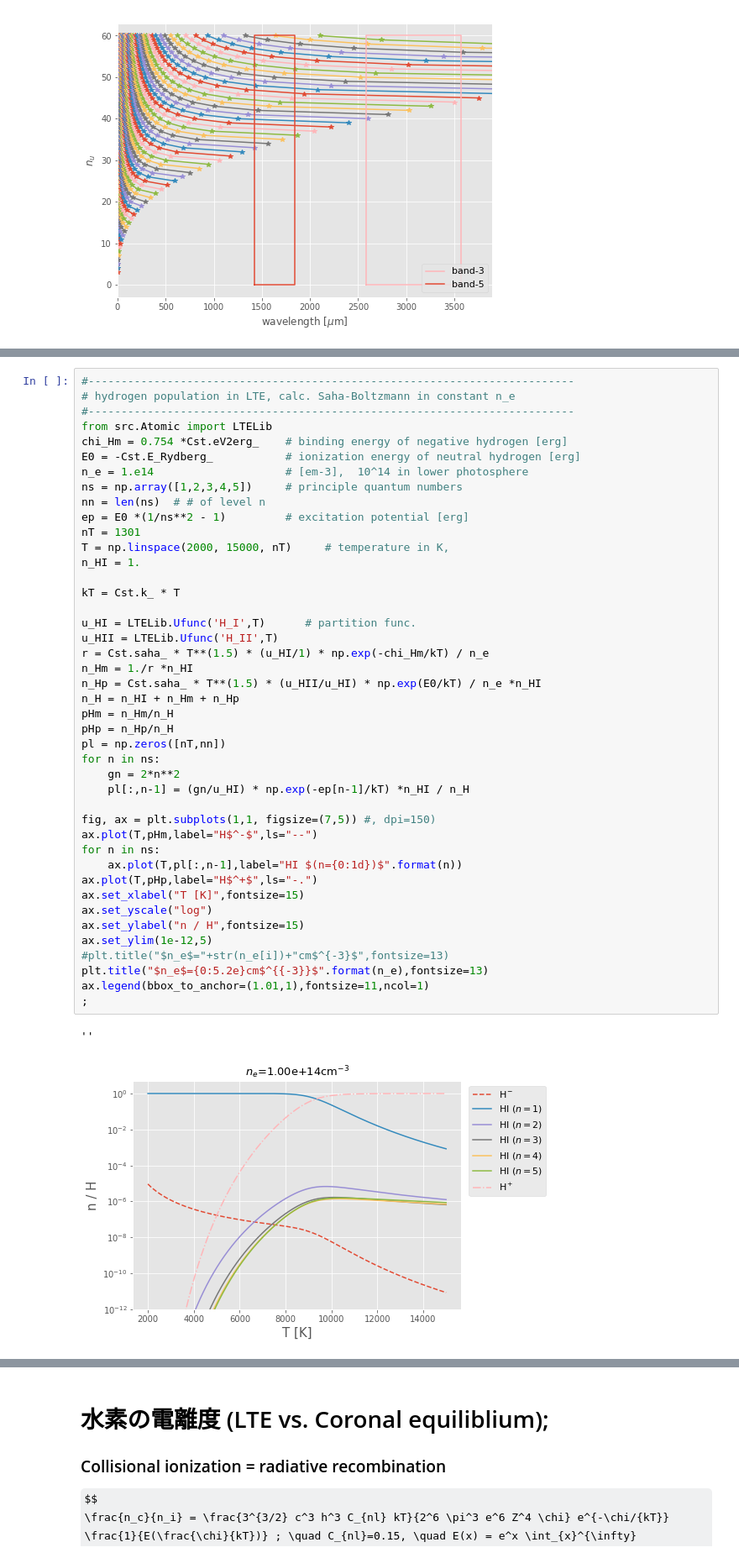
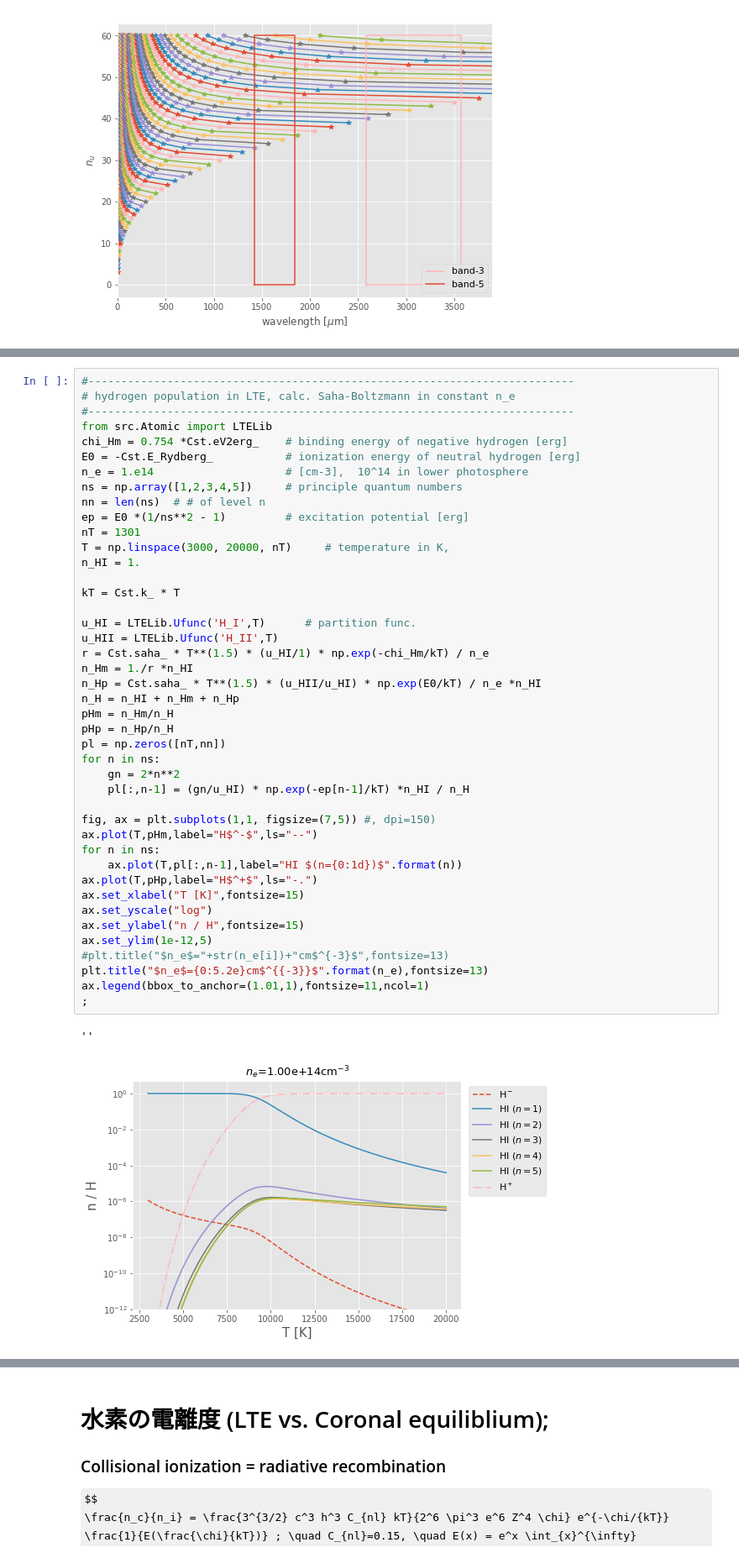
Before and after one commit to kouui/spectra-deprecated, a Jupyter notebook: notebooks/hydrogen.ipynb, the cells around one changed output, grey strips where cells are left out. Shown at 84% size. Saved outputs shown, nothing was run; the diff lists cells and outputs as text; some formulas as TeX source.

```diff
--- a/notebooks/hydrogen.ipynb
+++ b/notebooks/hydrogen.ipynb
@@ -138,45 +145,45 @@ $\qquad \qquad$    Wildt 1939 ApJ, ‘electron affinity’
 from src.Atomic import LTELib
 chi_Hm = 0.754 *Cst.eV2erg_    # binding energy of negative hydrogen [erg]
 E0 = -Cst.E_Rydberg_           # ionization energy of neutral hydrogen [erg]
-n_e = 1.e14                    # [em-3],  10^14 in lower photosphere
+n_e = 1.e14                    # [cm-3],  10^14 in lower photosphere
 ns = np.array([1,2,3,4,5])     # principle quantum numbers
 nn = len(ns)  # # of level n
 ep = E0 *(1/ns**2 - 1)         # excitation potential [erg]
 nT = 1301
-T = np.linspace(2000, 15000, nT)     # temperature in K,
+T = np.linspace(3000, 20000, nT)     # temperature in K,
 n_HI = 1.
 
 kT = Cst.k_ * T
 
 u_HI = LTELib.Ufunc('H_I',T)      # partition func.
 u_HII = LTELib.Ufunc('H_II',T)
 r = Cst.saha_ * T**(1.5) * (u_HI/1) * np.exp(-chi_Hm/kT) / n_e
 n_Hm = 1./r *n_HI
 n_Hp = Cst.saha_ * T**(1.5) * (u_HII/u_HI) * np.exp(E0/kT) / n_e *n_HI
 n_H = n_HI + n_Hm + n_Hp
 pHm = n_Hm/n_H
 pHp = n_Hp/n_H
 pl = np.zeros([nT,nn])
 for n in ns:
     gn = 2*n**2
     pl[:,n-1] = (gn/u_HI) * np.exp(-ep[n-1]/kT) *n_HI / n_H
 
 fig, ax = plt.subplots(1,1, figsize=(7,5)) #, dpi=150)
 ax.plot(T,pHm,label="H$^-$",ls="--")
 for n in ns:
     ax.plot(T,pl[:,n-1],label="HI $(n={0:1d})$".format(n))
 ax.plot(T,pHp,label="H$^+$",ls="-.")
 ax.set_xlabel("T [K]",fontsize=15)
 ax.set_yscale("log")
 ax.set_ylabel("n / H",fontsize=15)
 ax.set_ylim(1e-12,5)
 #plt.title("$n_e$="+str(n_e[i])+"cm$^{-3}$",fontsize=13)
 plt.title("$n_e$={0:5.2e}cm$^{{-3}}$".format(n_e),fontsize=13)
 ax.legend(bbox_to_anchor=(1.01,1),fontsize=11,ncol=1)
 ;
 # %% [output]
 ''
-[figure, old version]
+[figure, new version]
 # %% [markdown]
 ![image.png](attachment:image.png)
 # %% [markdown]
```
Also changed, not shown: parts of 33 cells of this notebook, 2 other files.
